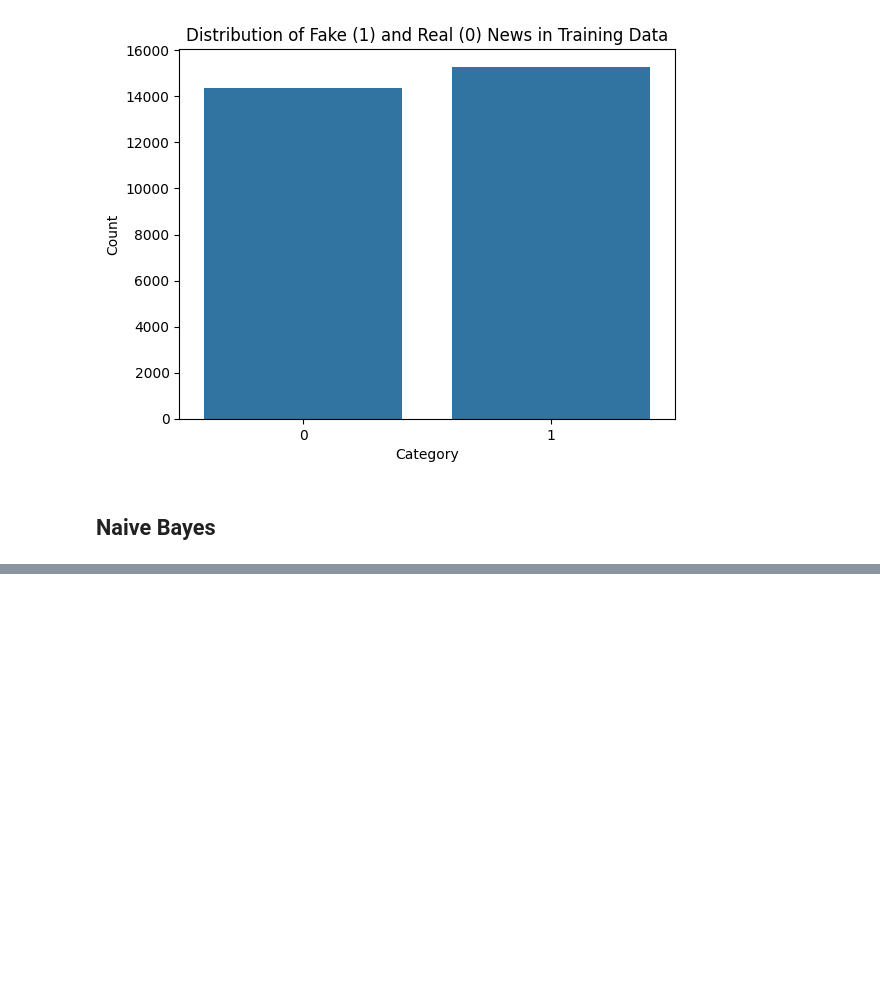
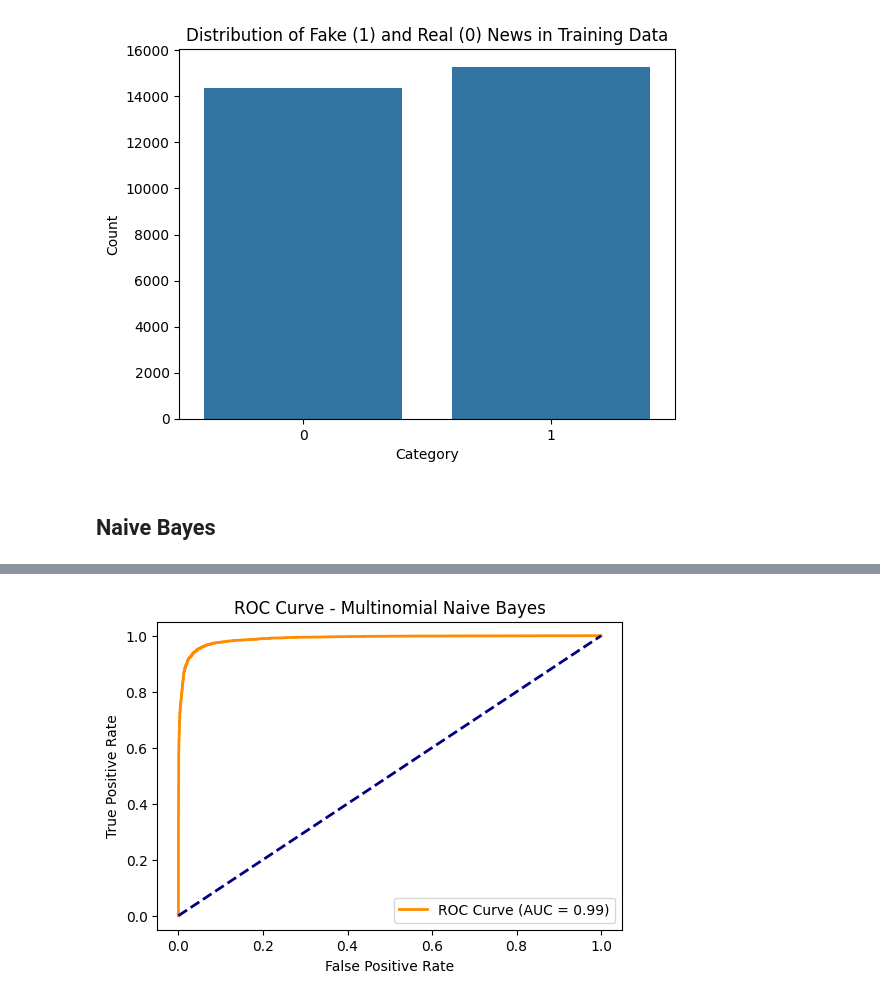
Before and after one commit to trunghuu2404-debug/Fake-New-Detection, a Jupyter notebook: model_train_v3.ipynb, the cells around one changed output, grey strips where cells are left out. Saved outputs shown, nothing was run; the diff lists cells and outputs as text; code cells hidden in the pictures; blank space fills up the shorter version.

```diff
--- a/model_train_v3.ipynb
+++ b/model_train_v3.ipynb
@@ -656,0 +725,21 @@ from
+# %%
+from sklearn.metrics import roc_curve, auc
+
+# Get predicted probabilities
+y_prob_mnb = mnb_pipeline.predict_proba(X_test)[:, 1]
+
+# Compute ROC curve and AUC
+fpr_mnb, tpr_mnb, thresholds_mnb = roc_curve(y_test, y_prob_mnb)
+roc_auc_mnb = auc(fpr_mnb, tpr_mnb)
+
+plt.figure(figsize=(6,4))
+plt.plot(fpr_mnb, tpr_mnb, color='darkorange', lw=2,
+         label=f'ROC Curve (AUC = {roc_auc_mnb:.2f})')
+plt.plot([0, 1], [0, 1], color='navy', lw=2, linestyle='--')
+plt.xlabel('False Positive Rate')
+plt.ylabel('True Positive Rate')
+plt.title('ROC Curve - Multinomial Naive Bayes')
+plt.legend(loc='lower right')
+plt.show()
+# %% [output]
+[figure, added]
```
Also changed, not shown: parts of 24 cells of this notebook, 4 other files.
